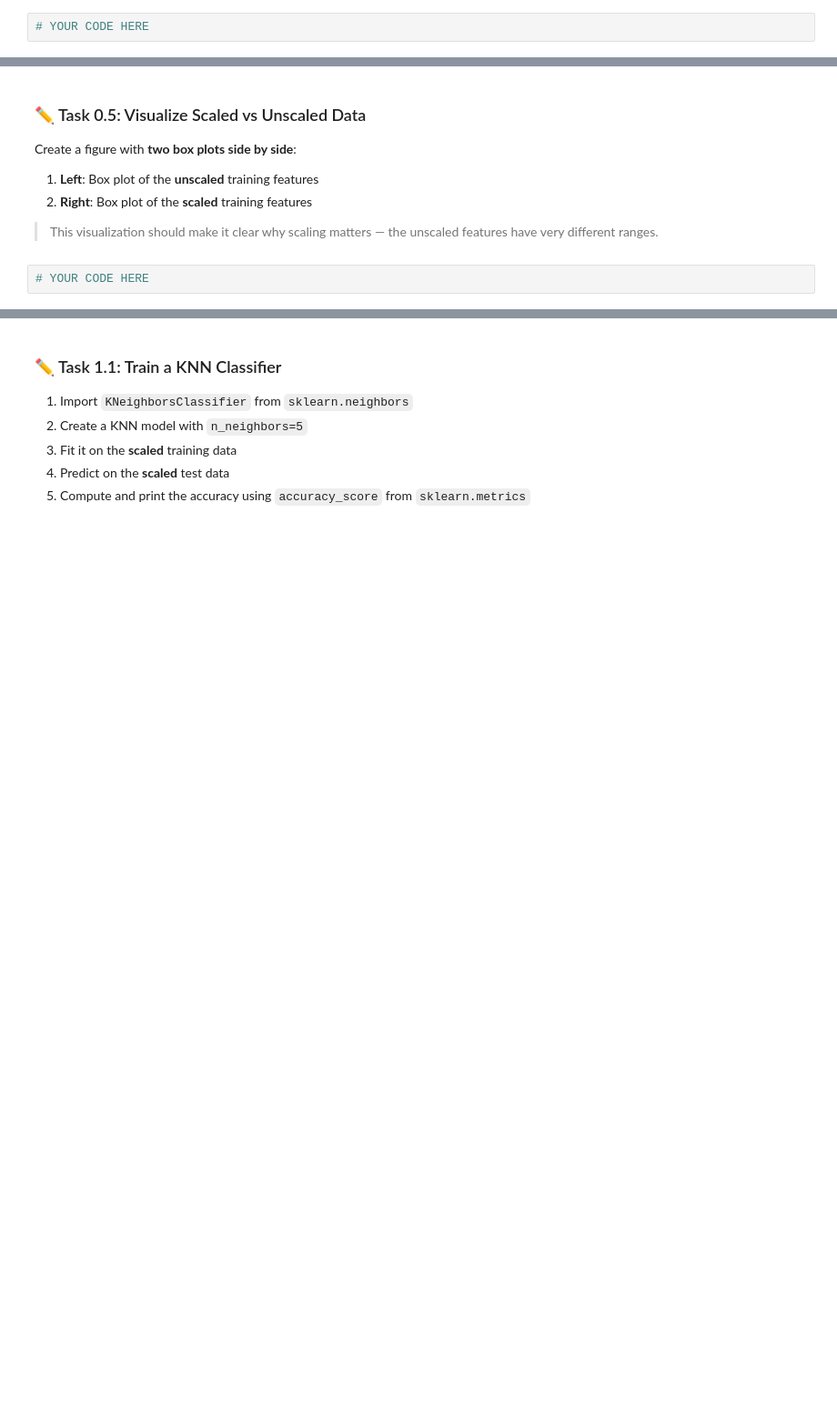
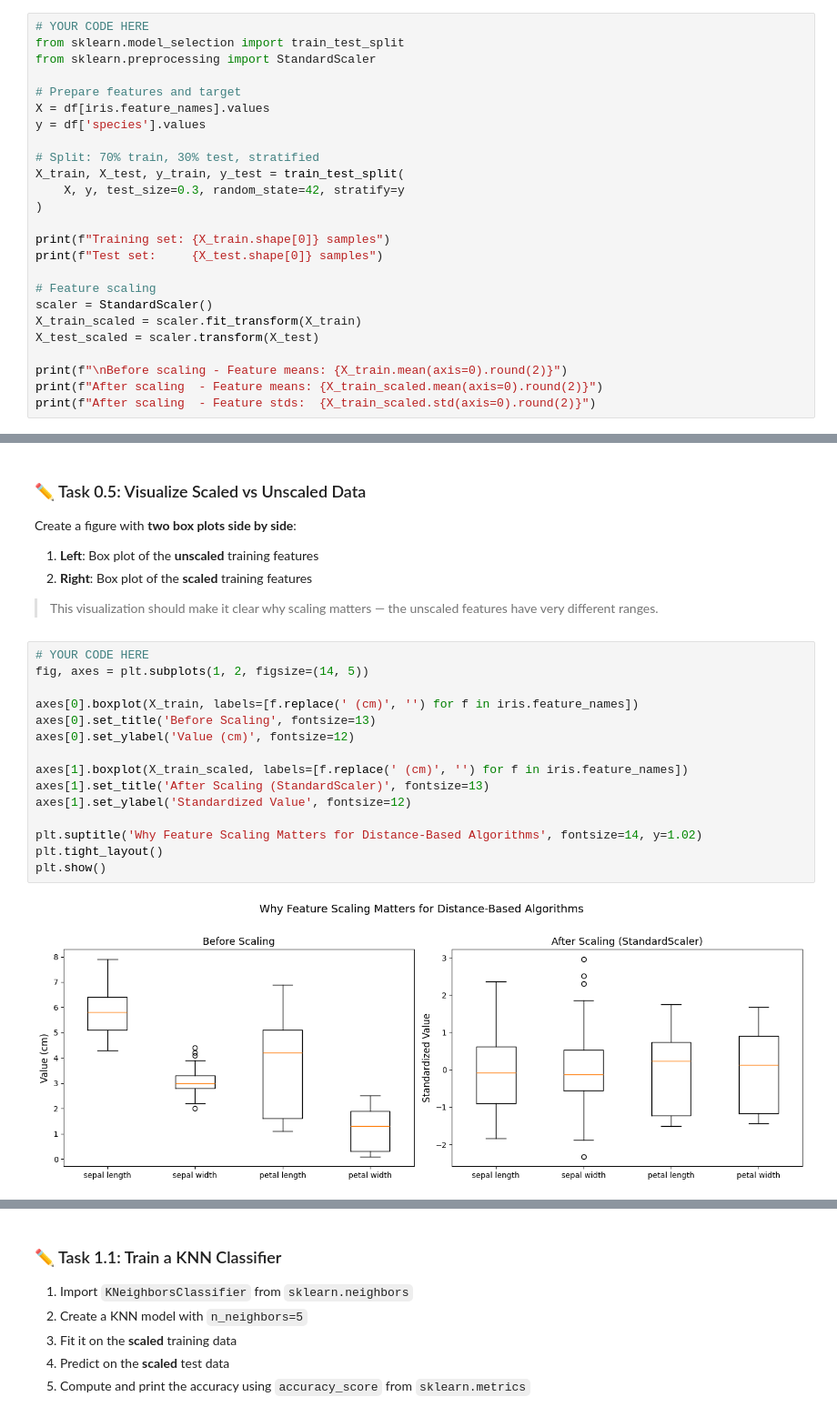
Before and after one commit to simone-cavallaro/Machine-Learning, a Jupyter notebook: Lab 5/KNN_SVM_KMEANS.ipynb, the cells around one changed output, grey strips where cells are left out. Shown at 91% size. Drawn from its saved outputs; the diff is of its cells as text; blank space fills up the shorter version.

```diff
--- a/Lab 5/KNN_SVM_KMEANS.ipynb
+++ b/Lab 5/KNN_SVM_KMEANS.ipynb
@@ -121,3 +191,26 @@ This transforms each feature to have **mean = 0** and **std = 1**.
 5. Print feature means and stds after scaling to verify they are ≈ 0 and ≈ 1
 # %%
 # YOUR CODE HERE
+from sklearn.model_selection import train_test_split
+from sklearn.preprocessing import StandardScaler
+
+# Prepare features and target
+X = df[iris.feature_names].values
+y = df['species'].values
+
+# Split: 70% train, 30% test, stratified
+X_train, X_test, y_train, y_test = train_test_split(
+    X, y, test_size=0.3, random_state=42, stratify=y
+)
+
+print(f"Training set: {X_train.shape[0]} samples")
+print(f"Test set:     {X_test.shape[0]} samples")
+
+# Feature scaling
+scaler = StandardScaler()
+X_train_scaled = scaler.fit_transform(X_train)
+X_test_scaled = scaler.transform(X_test)
+
+print(f"\nBefore scaling - Feature means: {X_train.mean(axis=0).round(2)}")
+print(f"After scaling  - Feature means: {X_train_scaled.mean(axis=0).round(2)}")
+print(f"After scaling  - Feature stds:  {X_train_scaled.std(axis=0).round(2)}")
@@ -132,6 +232,21 @@ Create a figure with **two box plots side by side**:
 > This visualization should make it clear why scaling matters — the unscaled features have very different ranges.
 # %%
 # YOUR CODE HERE
+fig, axes = plt.subplots(1, 2, figsize=(14, 5))
+
+axes[0].boxplot(X_train, labels=[f.replace(' (cm)', '') for f in iris.feature_names])
+axes[0].set_title('Before Scaling', fontsize=13)
+axes[0].set_ylabel('Value (cm)', fontsize=12)
+
+axes[1].boxplot(X_train_scaled, labels=[f.replace(' (cm)', '') for f in iris.feature_names])
+axes[1].set_title('After Scaling (StandardScaler)', fontsize=13)
+axes[1].set_ylabel('Standardized Value', fontsize=12)
+
+plt.suptitle('Why Feature Scaling Matters for Distance-Based Algorithms', fontsize=14, y=1.02)
+plt.tight_layout()
+plt.show()
+# %% [output]
+[figure, added]
 # %% [markdown]
 ---
 
```
Also changed, not shown: parts of 13 cells of this notebook.
